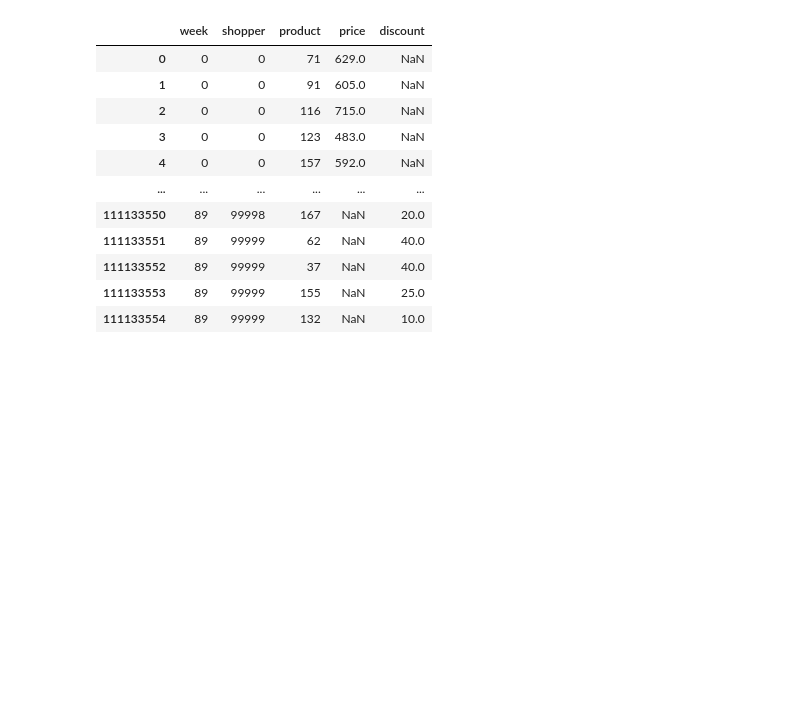
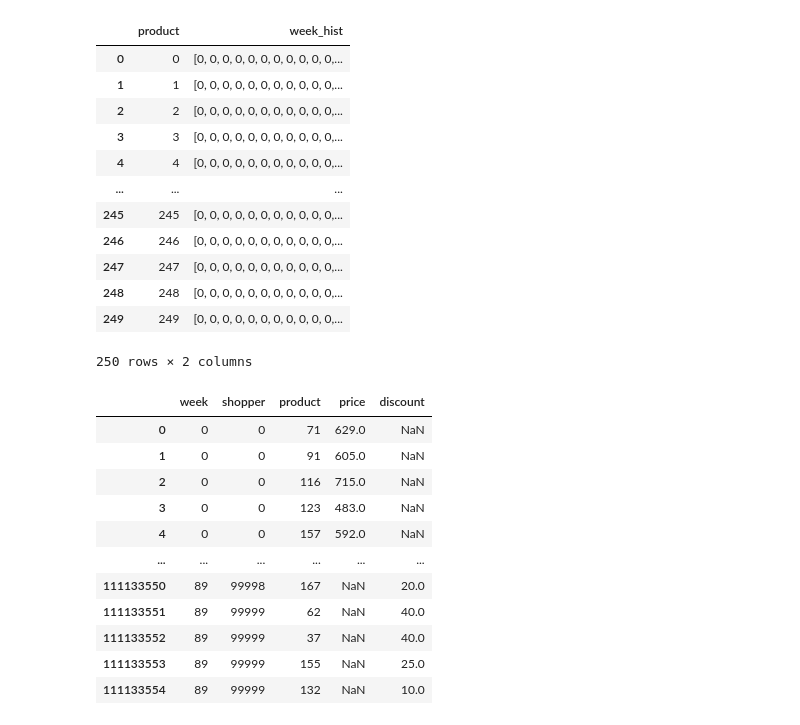
Before and after one commit to leonhagel/mlim-g2, a Jupyter notebook: code/Refactoring.ipynb, the cells around one changed output. Saved outputs shown, nothing was run; the diff lists cells and outputs as text; code cells hidden in the pictures; blank space fills up the shorter version.

```diff
--- a/code/Refactoring.ipynb
+++ b/code/Refactoring.ipynb
@@ -60,0 +7,4 @@ TypeError: bad operand type for unary ~: 'list'
+# %%
+baskets = pd.read_parquet('../data/baskets.parquet')
+coupons = pd.read_parquet('../data/coupons.parquet')
+baskets_coupons = pd.read_parquet('../data/baskets_coupons.parquet.gzip')
@@ -60,0 +27,2 @@ TypeError: bad operand type for unary ~: 'list'
+# %%
+hist = coupons.groupby('product')['week'].apply(list).reset_index(name='week_hist')
@@ -61,3 +43,19 @@ TypeError: bad operand type for unary ~: 'list'
+# %%
+hist
+# %% [output]
+|  | product | week_hist |
+| 0 | 0 | [0, 0, 0, 0, 0, 0, 0, 0, 0, 0, 0,... |
+| 1 | 1 | [0, 0, 0, 0, 0, 0, 0, 0, 0, 0, 0,... |
+| 2 | 2 | [0, 0, 0, 0, 0, 0, 0, 0, 0, 0, 0,... |
+| 3 | 3 | [0, 0, 0, 0, 0, 0, 0, 0, 0, 0, 0,... |
+| 4 | 4 | [0, 0, 0, 0, 0, 0, 0, 0, 0, 0, 0,... |
+| ... | ... | ... |
+| 245 | 245 | [0, 0, 0, 0, 0, 0, 0, 0, 0, 0, 0,... |
+| 246 | 246 | [0, 0, 0, 0, 0, 0, 0, 0, 0, 0, 0,... |
+| 247 | 247 | [0, 0, 0, 0, 0, 0, 0, 0, 0, 0, 0,... |
+| 248 | 248 | [0, 0, 0, 0, 0, 0, 0, 0, 0, 0, 0,... |
+| 249 | 249 | [0, 0, 0, 0, 0, 0, 0, 0, 0, 0, 0,... |
+250 rows × 2 columns
 # %%
         #merge
         def merge_baskets_and_coupons():
```
Also changed, not shown: parts of 7 cells of this notebook, 2 other files.
